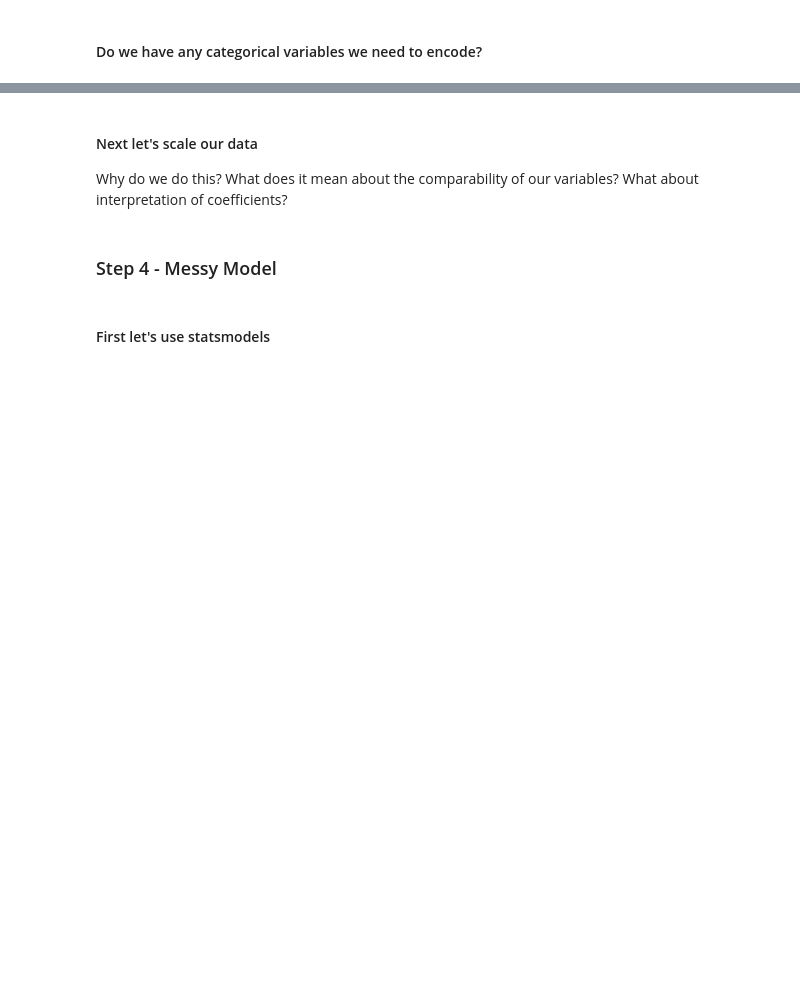
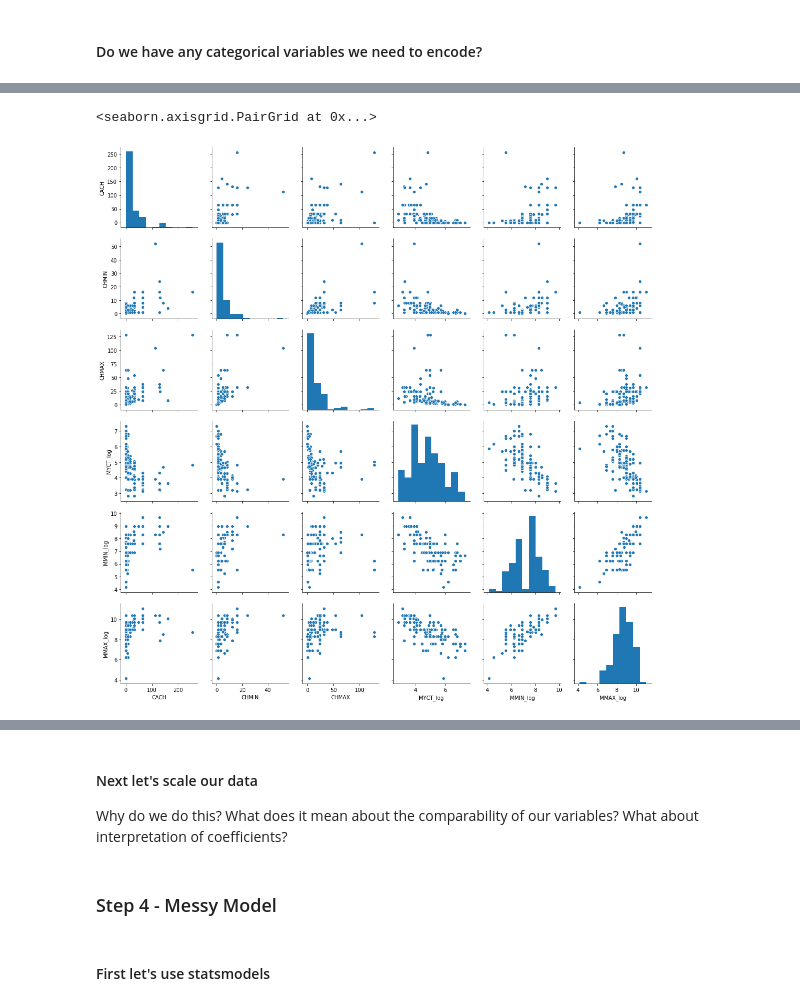
Before and after one commit to learn-co-students/dc-ds-010620, a Jupyter notebook: mod-4/Day-6-coach-lab-regression/Regression-lab.ipynb, the cells around one changed output, grey strips where cells are left out. Drawn from its saved outputs; the diff is of its cells as text; code cells hidden in the pictures; blank space fills up the shorter version.

```diff
--- a/mod-4/Day-6-coach-lab-regression/Regression-lab.ipynb
+++ b/mod-4/Day-6-coach-lab-regression/Regression-lab.ipynb
@@ -73,2 +153,4 @@ We will use only the training data for this part
 # %% [markdown]
 #### Do we have any categorical variables we need to encode?
+# %%
+X_train_log = pd.concat([X_train.loc[:,'vendor_name'], X_train.loc[:,'CACH':'CHMAX'], X_train.loc[:, 'MYCT':'MMAX'].applymap(np.log).add_suffix('_log')], axis=1)
@@ -74,0 +166,5 @@ We will use only the training data for this part
+# %%
+sns.pairplot(X_train_log)
+# %% [output]
+<seaborn.axisgrid.PairGrid at 0x...>
+[figure, added]
```
Also changed, not shown: parts of 35 cells of this notebook.
